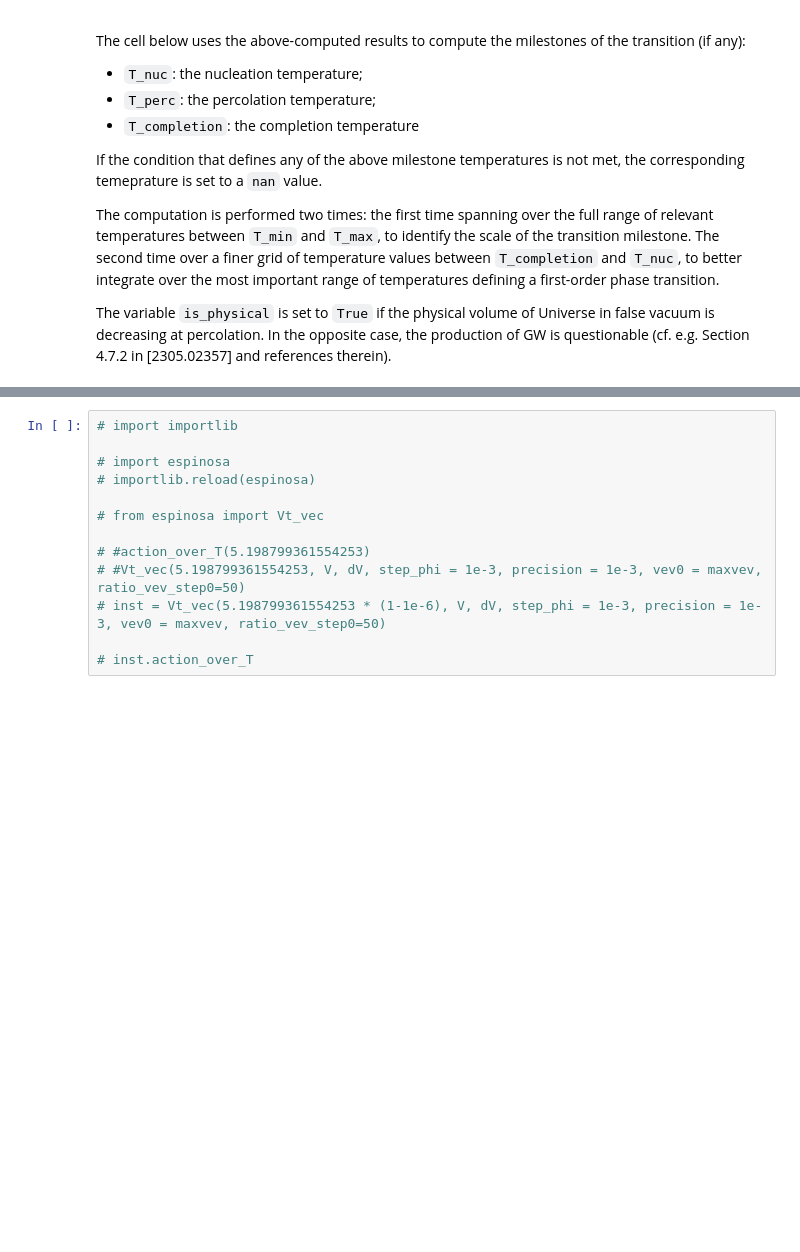
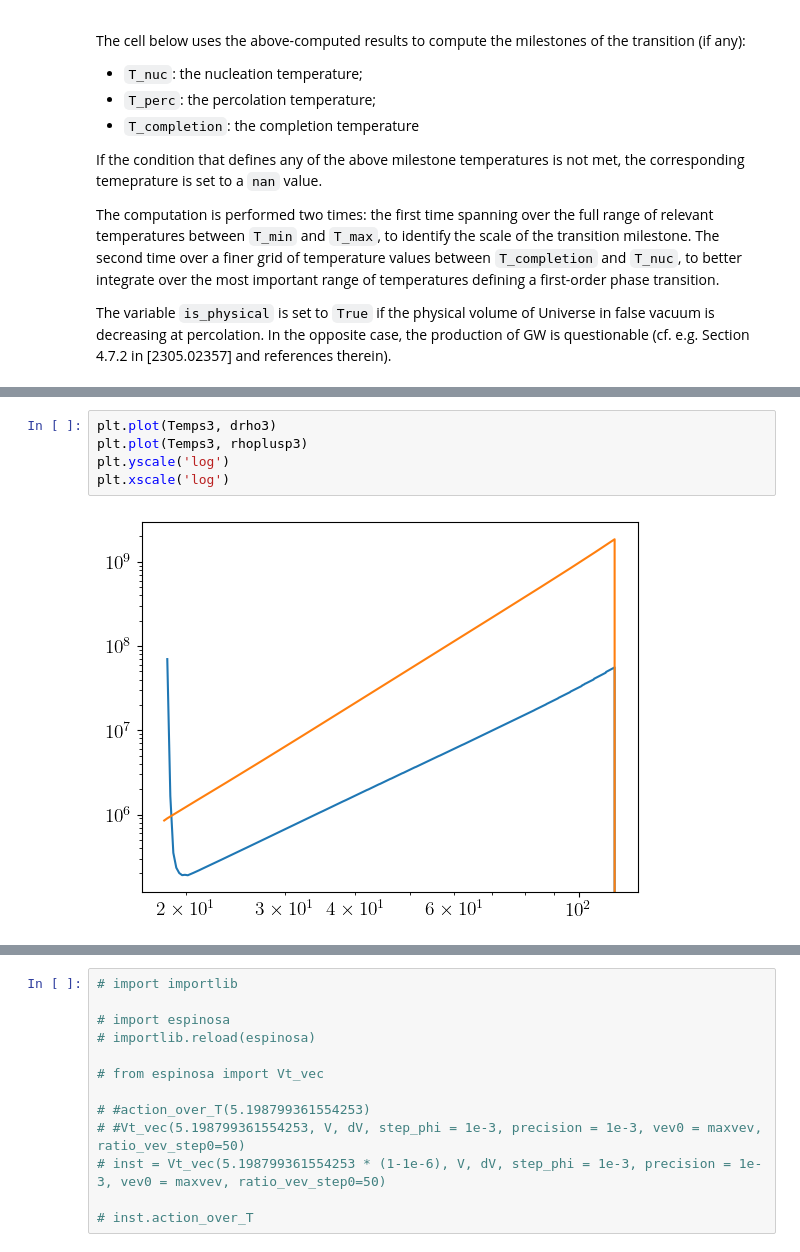
Before and after one commit to michelelucente/ELENA, a Jupyter notebook: examples/dilution.ipynb, the cells around one changed output, grey strips where cells are left out. Drawn from its saved outputs; the diff is of its cells as text; blank space fills up the shorter version.

```diff
--- a/examples/dilution.ipynb
+++ b/examples/dilution.ipynb
@@ -389,0 +431,7 @@ except:
+# %%
+plt.plot(Temps3, drho3)
+plt.plot(Temps3, rhoplusp3)
+plt.yscale('log')
+plt.xscale('log')
+# %% [output]
+[figure, added]
```
Also changed, not shown: parts of 36 cells of this notebook, 10 other files.
